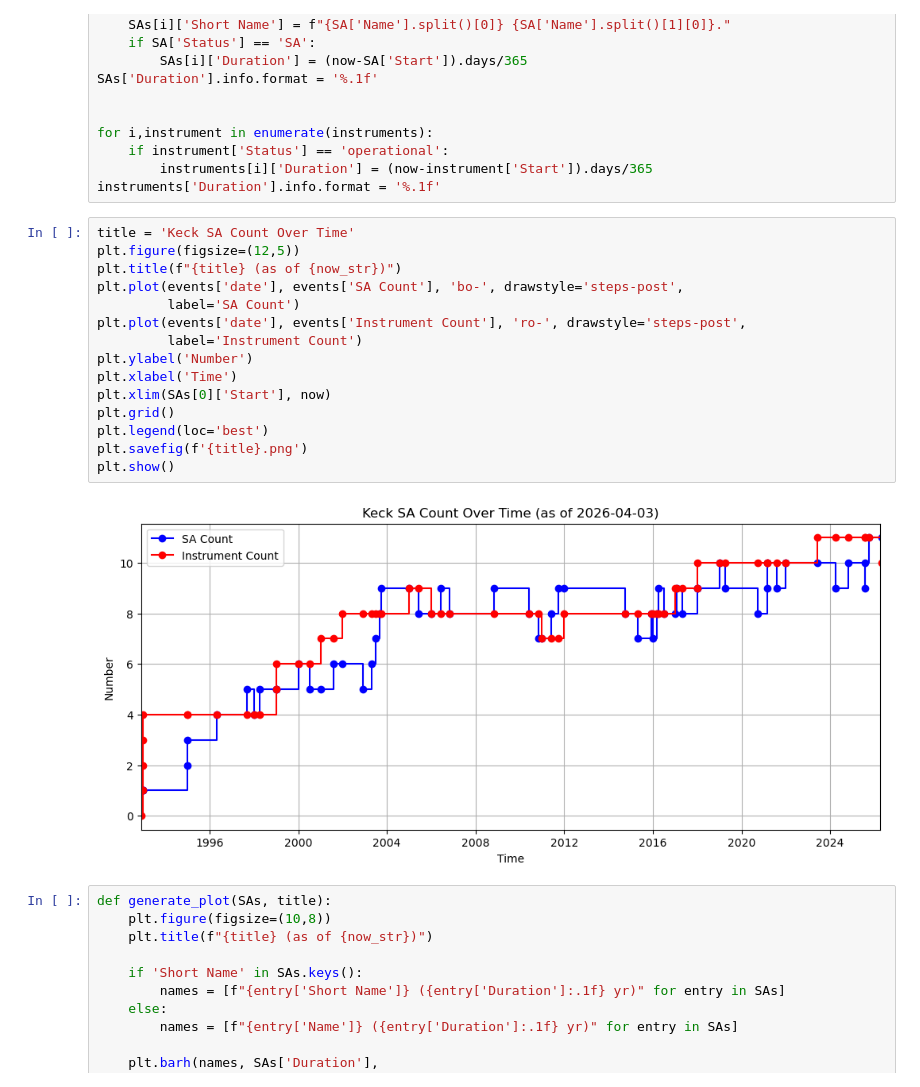
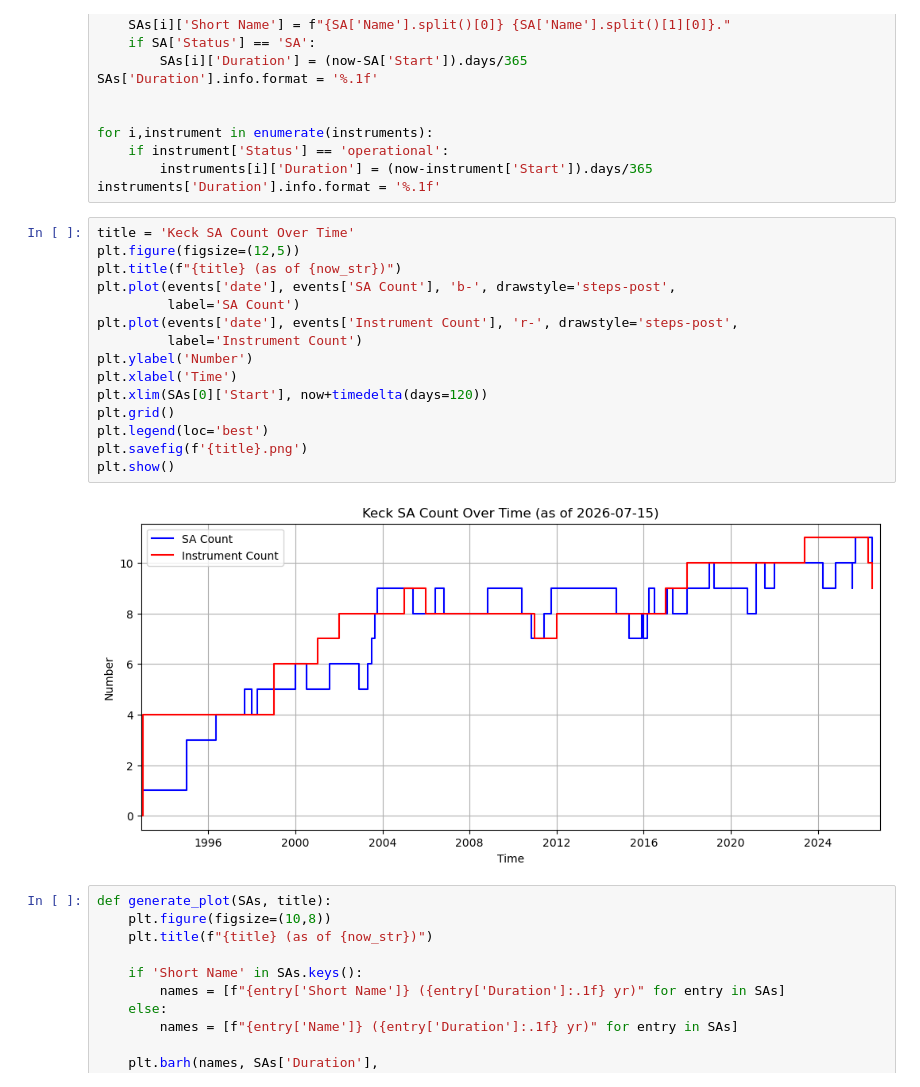
Before and after one commit to joshwalawender/KeckUtilities, a Jupyter notebook: Keck SA Tenures.ipynb, the cells around one changed output. Drawn from its saved outputs; the diff is of its cells as text.

```diff
--- a/Keck SA Tenures.ipynb
+++ b/Keck SA Tenures.ipynb
@@ -145,20 +147,20 @@ instruments['Duration'].info.format = '%.1f'
 # %%
 title = 'Keck SA Count Over Time'
 plt.figure(figsize=(12,5))
 plt.title(f"{title} (as of {now_str})")
-plt.plot(events['date'], events['SA Count'], 'bo-', drawstyle='steps-post',
+plt.plot(events['date'], events['SA Count'], 'b-', drawstyle='steps-post',
          label='SA Count')
-plt.plot(events['date'], events['Instrument Count'], 'ro-', drawstyle='steps-post',
+plt.plot(events['date'], events['Instrument Count'], 'r-', drawstyle='steps-post',
          label='Instrument Count')
 plt.ylabel('Number')
 plt.xlabel('Time')
-plt.xlim(SAs[0]['Start'], now)
+plt.xlim(SAs[0]['Start'], now+timedelta(days=120))
 plt.grid()
 plt.legend(loc='best')
 plt.savefig(f'{title}.png')
 plt.show()
 # %% [output]
-[figure, old version]
+[figure, new version]
 # %%
 def generate_plot(SAs, title):
     plt.figure(figsize=(10,8))
```
Also changed, not shown: parts of 7 cells of this notebook.
